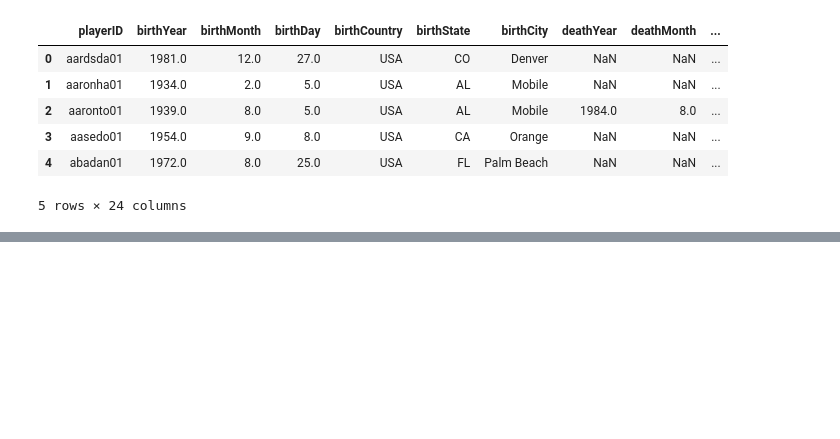
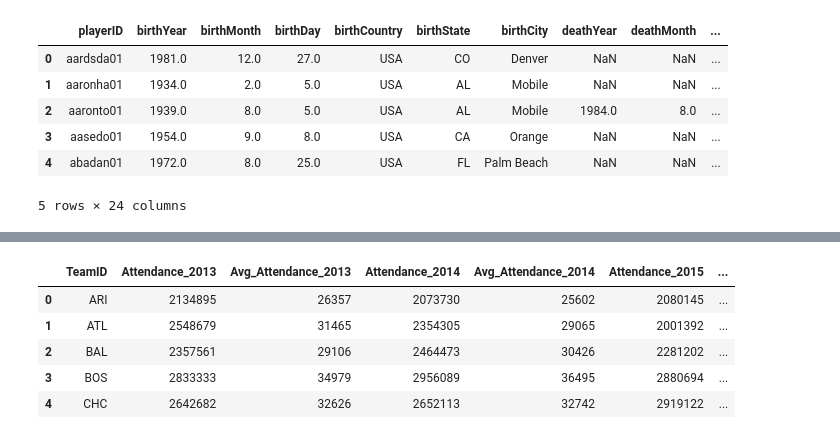
Before and after one commit to eerofeeva/return_of_the_Baseball_Madness, a Jupyter notebook: baseball_challege.ipynb, the cells around one changed output, grey strips where cells are left out. Drawn from its saved outputs; the diff is of its cells as text; code cells hidden in the pictures; blank space fills up the shorter version.

Commit message:
adding Attendance.csv

```diff
--- a/baseball_challege.ipynb
+++ b/baseball_challege.ipynb
@@ -97,2 +142,17 @@ games_df
 # %%
 games_df.to_csv("Resources/games_df.csv", encoding="uTF8", index=True, header=True)
+# %%
+#Combine attendance files into one
+
+attendance_2013 = pd.read_csv(".\Attendance_2013.csv")
+attendance_2014 = pd.read_csv(".\Attendance_2014.csv")
+attendance_2015 = pd.read_csv(".\Attendance_2015.csv")
+
+# attendance_2013.head()
+# attendance_2014.head()
+attendance_2015.head()
+
+# attendance_2013.count()
+# attendance_2014.count()
+# attendance_2015.count()
+# #all counts are 30
@@ -98,0 +166,20 @@ games_df.to_csv("Resources/games_df.csv", encoding="uTF8", index=True, header=Tr
+# %%
+merge_df = pd.merge(attendance_2013, attendance_2014, on="TeamID")
+merge_df
+
+merge_df = merge_df.rename(columns={"Attendance_x": "Attendance_2013", "Avg_Attendance_x": "Avg_Attendance_2013"})
+merge_df = merge_df.rename(columns={"Attendance_y": "Attendance_2014", "Avg_Attendance_y": "Avg_Attendance_2014"})
+merge_df.head()
+
+merge_all_df = pd.merge(merge_df, attendance_2015, on="TeamID")
+merge_all_df.head()
+
+merge_all_df = merge_all_df.rename(columns={"Attendance": "Attendance_2015", "Avg_Attendance": "Avg_Attendance_2015"})
+merge_all_df.head()
+# %% [output]
+|  | TeamID | Attendance_2013 | Avg_Attendance_2013 | Attendance_2014 | Avg_Attendance_2014 | Attendance_2015 | ... |
+| 0 | ARI | 2134895 | 26357 | 2073730 | 25602 | 2080145 | ... |
+| 1 | ATL | 2548679 | 31465 | 2354305 | 29065 | 2001392 | ... |
+| 2 | BAL | 2357561 | 29106 | 2464473 | 30426 | 2281202 | ... |
+| 3 | BOS | 2833333 | 34979 | 2956089 | 36495 | 2880694 | ... |
+| 4 | CHC | 2642682 | 32626 | 2652113 | 32742 | 2919122 | ... |
```
Also changed, not shown: parts of 5 cells of this notebook, 1 other file.
